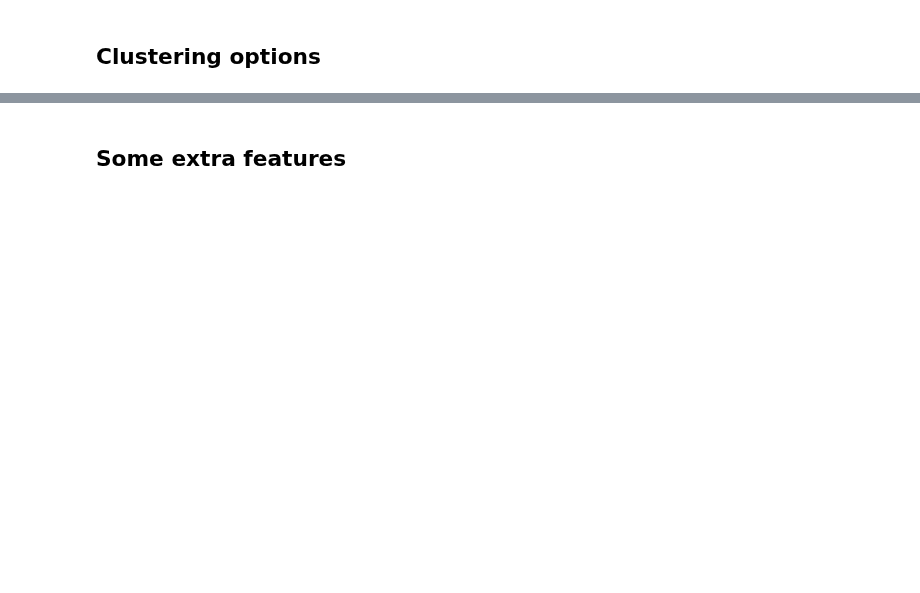
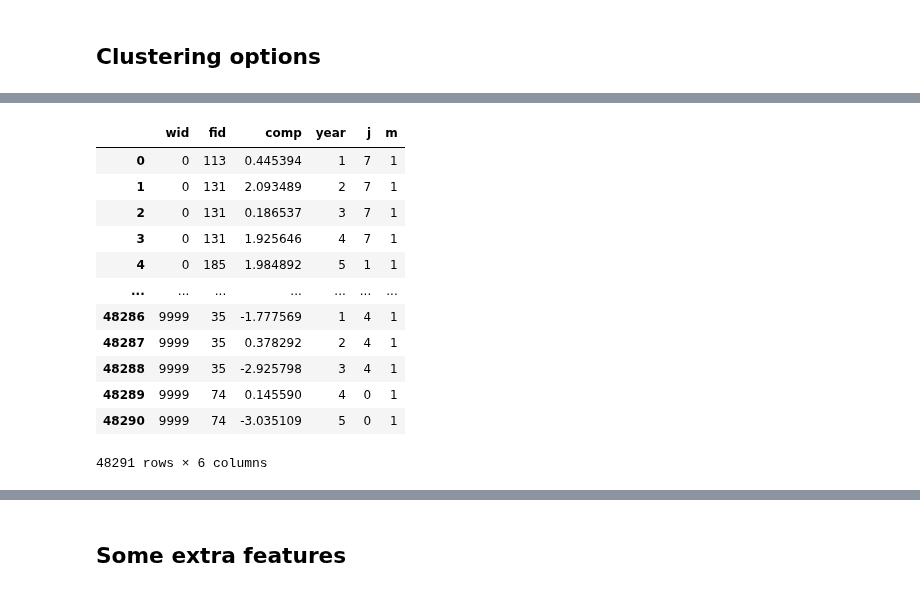
Before and after one commit to tlamadon/pytwoway, a Jupyter notebook: docs-src/source/notebooks/bipartitepandas_example.ipynb, the cells around one changed output, grey strips where cells are left out. Drawn from its saved outputs; the diff is of its cells as text; code cells hidden in the pictures; blank space fills up the shorter version.

```diff
--- a/docs-src/source/notebooks/bipartitepandas_example.ipynb
+++ b/docs-src/source/notebooks/bipartitepandas_example.ipynb
@@ -122,9 +348,23 @@ display(bd)
 # %%
 # We can cluster on movers or stayers in any form
 # Set 'dropna': True if you want to drop firms that don't get clustered (note that this fully resets firm and worker ids, since they must be contiguous for the FE/CRE/BLM estimators to work)
-bd = tw.BipartitePandas(sim_data)
+bd = tw.BipartiteLong(sim_data)
 bd.clean_data()
-bd.cluster({'stayers_movers': 'stayers', 'dropna': True})
+bd = bd.cluster({'stayers_movers': 'stayers', 'dropna': True})
 display(bd)
+# %% [output]
+|  | wid | fid | comp | year | j | m |
+| 0 | 0 | 113 | 0.445394 | 1 | 7 | 1 |
+| 1 | 0 | 131 | 2.093489 | 2 | 7 | 1 |
+| 2 | 0 | 131 | 0.186537 | 3 | 7 | 1 |
+| 3 | 0 | 131 | 1.925646 | 4 | 7 | 1 |
+| 4 | 0 | 185 | 1.984892 | 5 | 1 | 1 |
+| ... | ... | ... | ... | ... | ... | ... |
+| 48286 | 9999 | 35 | -1.777569 | 1 | 4 | 1 |
+| 48287 | 9999 | 35 | 0.378292 | 2 | 4 | 1 |
+| 48288 | 9999 | 35 | -2.925798 | 3 | 4 | 1 |
+| 48289 | 9999 | 74 | 0.145590 | 4 | 0 | 1 |
+| 48290 | 9999 | 74 | -3.035109 | 5 | 0 | 1 |
+48291 rows × 6 columns
 # %%
 # We can cluster on movers or stayers in any form
```
Also changed, not shown: parts of 37 cells of this notebook, 5 other files.
